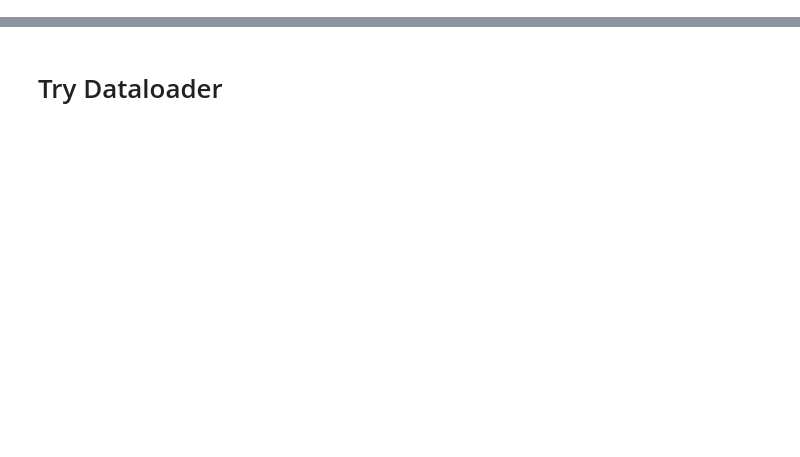
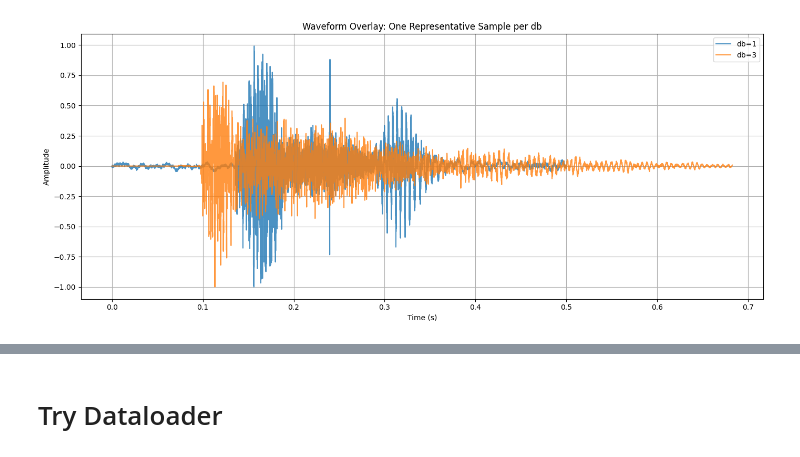
Before and after one commit to arkiven4/NXSCough, a Jupyter notebook: notebooks/build_db.ipynb, the cells around one changed output, grey strips where cells are left out. Saved outputs shown, nothing was run; the diff lists cells and outputs as text; code cells hidden in the pictures; blank space fills up the shorter version.

```diff
--- a/notebooks/build_db.ipynb
+++ b/notebooks/build_db.ipynb
@@ -379,0 +388,38 @@ for split_name in df_concat['split'].unique():
+# %%
+df_coda_extra = pd.read_csv('/run/media/fourier/Data1/Pras/DatabaseLLM/3modalities_elbicare_v2/CODA_TB_additional_variables_train.csv')
+df_solic = pd.read_csv('/run/media/fourier/Data1/Pras/DatabaseLLM/coda/solicited_original.csv')
+df_solic = df_solic.rename(columns={"tb_status": "disease_status"})
+df_solic = filter_participants(df_solic, "participant", "path_file", min_files=5, max_files=20, seed=42)
+#df_solic = balance_participants(df_solic, participant_col="participant", label_col="disease_status", ratio=1.3, minority_label=1, seed=42)
+df_solic = assign_split_column(df_solic, train_ratio=0.8, val_ratio=0.0)
+df_solic = df_solic.merge(
+    df_coda_extra[["participant", "HIVstatus"]],
+    on="participant",
+    how="left"
+)
+df_solic = df_solic.rename(columns={"sex": "gender", "smoke_lweek": "smoker", 'HIVstatus': 'hiv'})
+df_solic["db"] = 1
+df_solic = df_solic[['path_file', 'participant', 'gender', 'disease_status', 'weight_loss', 'hemoptysis', 'smoker', 'night_sweats', 'hiv', 'split', 'db']]
+cols = ["weight_loss", "hemoptysis", "smoker", "night_sweats"]
+df_solic[cols] = df_solic[cols].replace({"Yes": 1, "No": 0})
+df_solic['gender'] = df_solic['gender'].replace({'Male': 0, 'Female': 1})
+df_solic['hiv'] = df_solic['hiv'].replace({'Negative': 0, 'Positive': 1, 'Unknown': np.nan})
+
+df_tbscreen_solic = pd.read_csv('/run/media/fourier/Data1/Pras/DatabaseLLM/TBscreen_Dataset/metadata_solicited.csv')
+df_tbscreen_solic = filter_participants(df_tbscreen_solic, "participant", "path_file", min_files=5, max_files=20, seed=42)
+#df_tbscreen_solic = balance_participants(df_tbscreen_solic, participant_col="participant", label_col="disease_status", ratio=1.3, minority_label=1, seed=42)
+df_tbscreen_solic = assign_split_column(df_tbscreen_solic, train_ratio=0.7, val_ratio=0.0)
+df_tbscreen_solic = df_tbscreen_solic.rename(columns={"sex": "gender", "smkr_a": "smoker", "un_wght_loss": "weight_loss",
+                                    "nght_swts": "night_sweats", "cough_bld": "hemoptysis", "hiv_infected_a" : 'hiv'})
+df_tbscreen_solic["db"] = 3
+df_tbscreen_solic = df_tbscreen_solic[['path_file', 'participant', 'gender', 'disease_status', 'weight_loss', 'hemoptysis', 'smoker', 'night_sweats', 'hiv', 'split', 'db']]
+df_tbscreen_solic['hiv'] = pd.to_numeric(df_tbscreen_solic['hiv'].replace({'Unknown': np.nan}))
+df_tbscreen_solic['smoker'] = df_tbscreen_solic['smoker'].replace({2: 1})
+
+df_concat = pd.concat([df_solic, df_tbscreen_solic], axis=0, ignore_index=True)
+#df_concat = df_concat.rename(columns={"path_file":"path_file_audio"})
+df_concat['disease_status'].value_counts()
+df_concat = df_concat[['path_file', 'participant', 'gender', 'disease_status', 'weight_loss', 'hemoptysis', 'smoker', 'night_sweats', 'split', 'db']]
+print(df_concat[df_concat['split'] == 'train']['disease_status'].value_counts())
+print(df_concat[df_concat['split'] == 'val']['disease_status'].value_counts())
+print(df_concat[df_concat['split'] == 'test']['disease_status'].value_counts())
@@ -379,0 +436,4 @@ for split_name in df_concat['split'].unique():
+# %%
+plot_one_per_db(df_concat)
+# %% [output]
+[figure, added]
```
Also changed, not shown: parts of 7 cells of this notebook, 14 other files.
